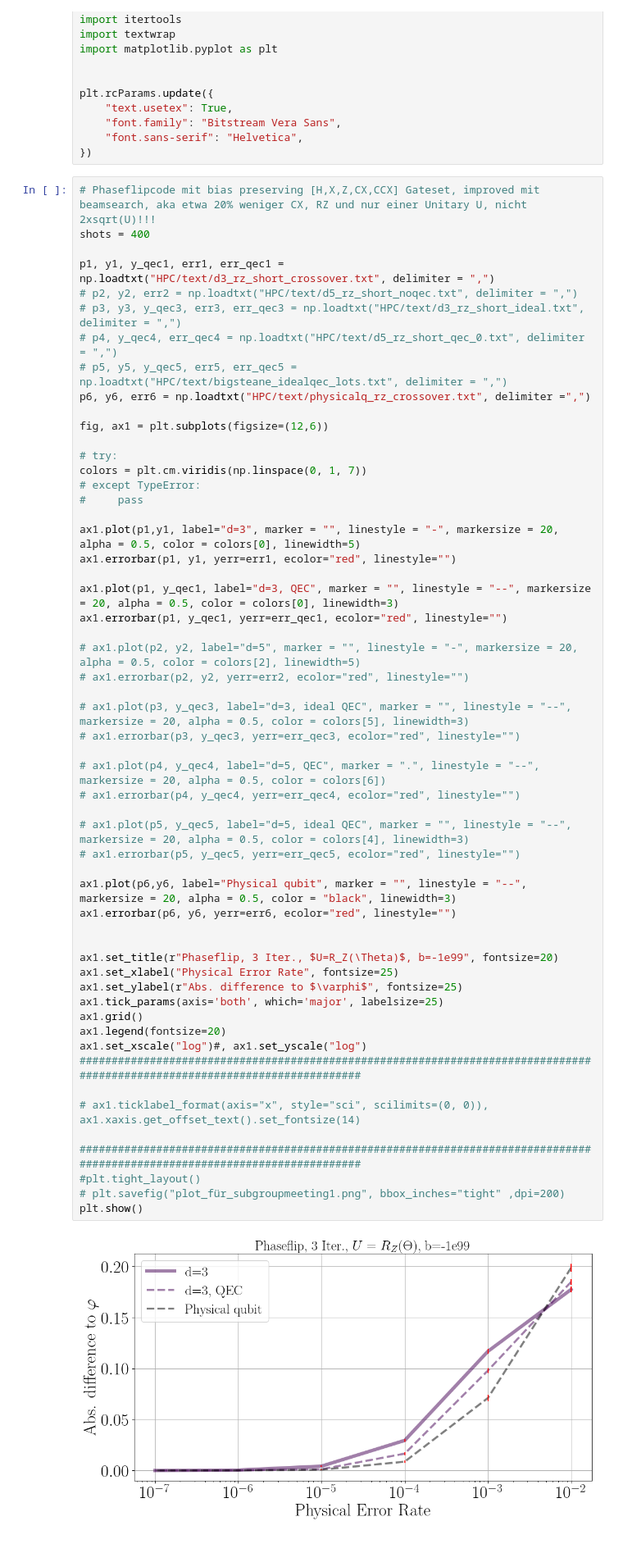
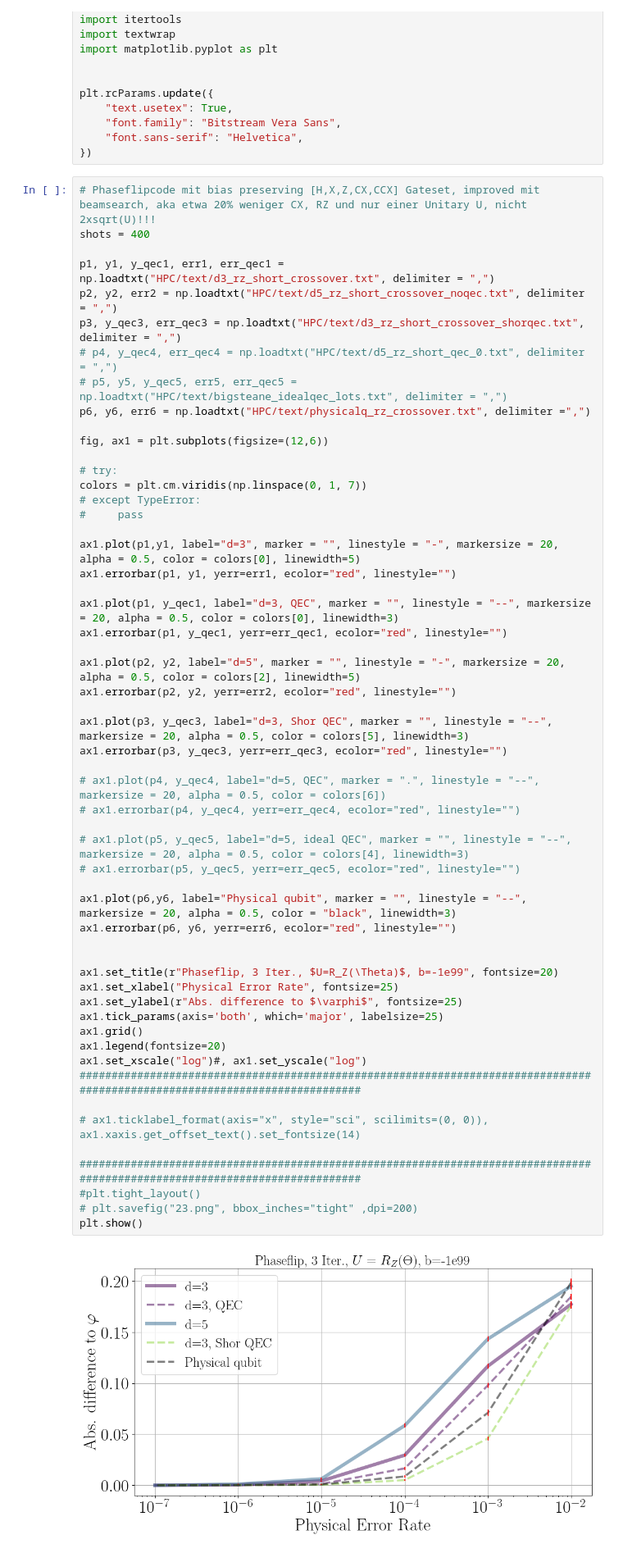
Before and after one commit to RicemanBoy/iqpe, a Jupyter notebook: repcode.ipynb, the cells around one changed output. Shown at 82% size. Cells and saved outputs as stored; diff of their text form.

Commit message:
HOLY BELOW PHYSICAL MIT D=3 SHOR QEC

```diff
--- a/repcode.ipynb
+++ b/repcode.ipynb
@@ -17,8 +17,8 @@ plt.rcParams.update({
 shots = 400
 
 p1, y1, y_qec1, err1, err_qec1 = np.loadtxt("HPC/text/d3_rz_short_crossover.txt", delimiter = ",")
-# p2, y2, err2 = np.loadtxt("HPC/text/d5_rz_short_noqec.txt", delimiter = ",")
-# p3, y3, y_qec3, err3, err_qec3 = np.loadtxt("HPC/text/d3_rz_short_ideal.txt", delimiter = ",")
+p2, y2, err2 = np.loadtxt("HPC/text/d5_rz_short_crossover_noqec.txt", delimiter = ",")
+p3, y_qec3, err_qec3 = np.loadtxt("HPC/text/d3_rz_short_crossover_shorqec.txt", delimiter = ",")
 # p4, y_qec4, err_qec4 = np.loadtxt("HPC/text/d5_rz_short_qec_0.txt", delimiter = ",")
 # p5, y5, y_qec5, err5, err_qec5 = np.loadtxt("HPC/text/bigsteane_idealqec_lots.txt", delimiter = ",")
 p6, y6, err6 = np.loadtxt("HPC/text/physicalq_rz_crossover.txt", delimiter =",")
@@ -36,39 +36,39 @@ ax1.errorbar(p1, y1, yerr=err1, ecolor="red", linestyle="")
 ax1.plot(p1, y_qec1, label="d=3, QEC", marker = "", linestyle = "--", markersize = 20, alpha = 0.5, color = colors[0], linewidth=3)
 ax1.errorbar(p1, y_qec1, yerr=err_qec1, ecolor="red", linestyle="")
 
-# ax1.plot(p2, y2, label="d=5", marker = "", linestyle = "-", markersize = 20, alpha = 0.5, color = colors[2], linewidth=5)
-# ax1.errorbar(p2, y2, yerr=err2, ecolor="red", linestyle="")
+ax1.plot(p2, y2, label="d=5", marker = "", linestyle = "-", markersize = 20, alpha = 0.5, color = colors[2], linewidth=5)
+ax1.errorbar(p2, y2, yerr=err2, ecolor="red", linestyle="")
 
-# ax1.plot(p3, y_qec3, label="d=3, ideal QEC", marker = "", linestyle = "--", markersize = 20, alpha = 0.5, color = colors[5], linewidth=3)
-# ax1.errorbar(p3, y_qec3, yerr=err_qec3, ecolor="red", linestyle="")
+ax1.plot(p3, y_qec3, label="d=3, Shor QEC", marker = "", linestyle = "--", markersize = 20, alpha = 0.5, color = colors[5], linewidth=3)
+ax1.errorbar(p3, y_qec3, yerr=err_qec3, ecolor="red", linestyle="")
 
 # ax1.plot(p4, y_qec4, label="d=5, QEC", marker = ".", linestyle = "--", markersize = 20, alpha = 0.5, color = colors[6])
 # ax1.errorbar(p4, y_qec4, yerr=err_qec4, ecolor="red", linestyle="")
 
 # ax1.plot(p5, y_qec5, label="d=5, ideal QEC", marker = "", linestyle = "--", markersize = 20, alpha = 0.5, color = colors[4], linewidth=3)
 # ax1.errorbar(p5, y_qec5, yerr=err_qec5, ecolor="red", linestyle="")
 
 ax1.plot(p6,y6, label="Physical qubit", marker = "", linestyle = "--", markersize = 20, alpha = 0.5, color = "black", linewidth=3)
 ax1.errorbar(p6, y6, yerr=err6, ecolor="red", linestyle="")
 
 
 ax1.set_title(r"Phaseflip, 3 Iter., $U=R_Z(\Theta)$, b=-1e99", fontsize=20)
 ax1.set_xlabel("Physical Error Rate", fontsize=25)
 ax1.set_ylabel(r"Abs. difference to $\varphi$", fontsize=25)
 ax1.tick_params(axis='both', which='major', labelsize=25)
 ax1.grid()
 ax1.legend(fontsize=20)
 ax1.set_xscale("log")#, ax1.set_yscale("log")
 ############################################################################################################################
 
 # ax1.ticklabel_format(axis="x", style="sci", scilimits=(0, 0)), ax1.xaxis.get_offset_text().set_fontsize(14)
 
 ############################################################################################################################
 #plt.tight_layout()
-# plt.savefig("plot_für_subgroupmeeting1.png", bbox_inches="tight" ,dpi=200)
+# plt.savefig("23.png", bbox_inches="tight" ,dpi=200)
 plt.show()
 # %% [output]
-[figure, old version]
+[figure, new version]
 # %%
 # Phaseflipcode mit bias preserving [H,X,Z,CX,CCX] Gateset, improved mit beamsearch, aka etwa 20% weniger CX, RZ und nur einer Unitary U, nicht 2xsqrt(U)!!!
 shots = 400
```
Also changed, not shown: 6 other files.
